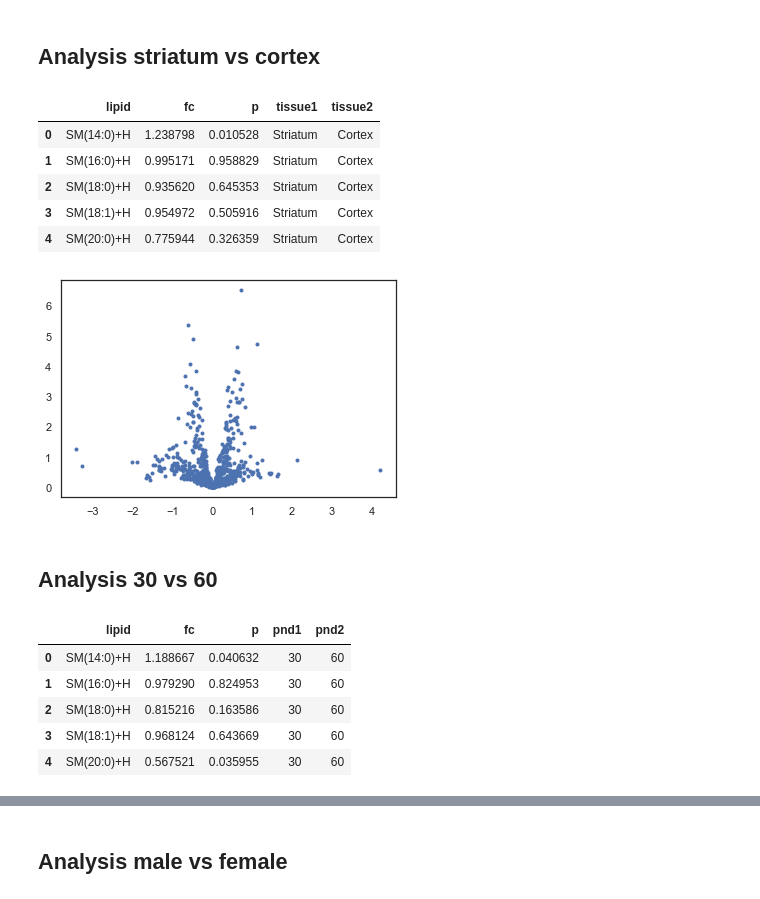
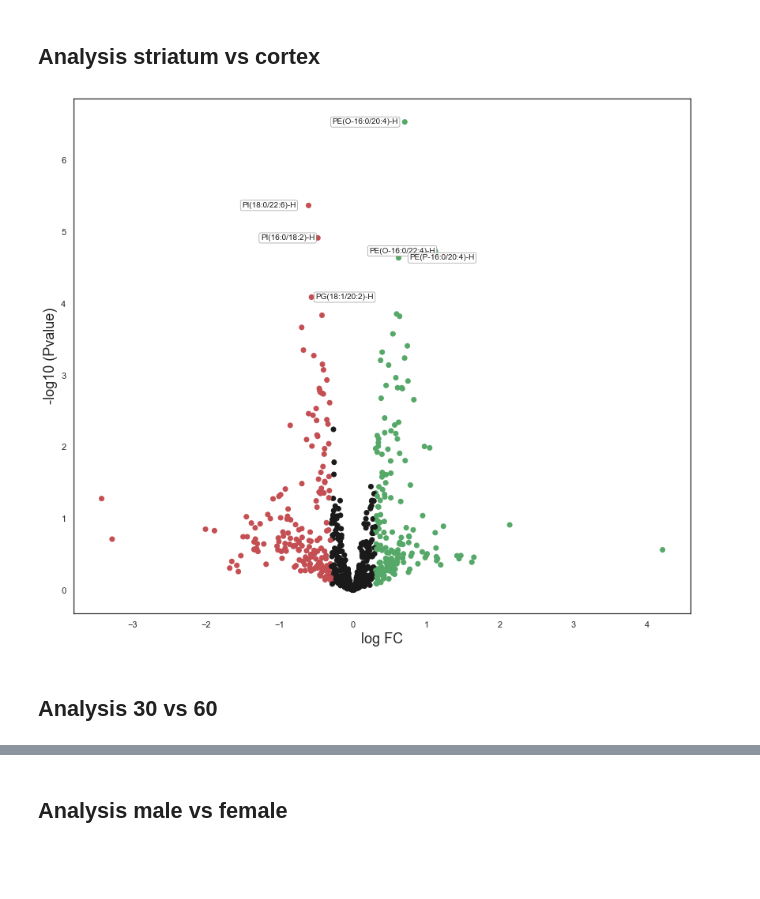
Before and after one commit to Ivan2nn/lipids, a Jupyter notebook: analysis-normalized-area.ipynb, the cells around one changed output, grey strips where cells are left out. Saved outputs shown, nothing was run; the diff lists cells and outputs as text; code cells hidden in the pictures; blank space fills up the shorter version.

```diff
--- a/analysis-normalized-area.ipynb
+++ b/analysis-normalized-area.ipynb
@@ -446,19 +479,12 @@ for l in lipids_list:
 colnames = ['lipid', 'fc', 'p', factor+'1', factor+'2']
 results_all = pd.DataFrame(data=results_all, columns= colnames)
 results_all.head()
+
+results_all.to_csv('tissue_treatment.csv')
-# %% [output]
-|  | lipid | fc | p | tissue1 | tissue2 |
-| 0 | SM(14:0)+H | 1.238798 | 0.010528 | Striatum | Cortex |
-| 1 | SM(16:0)+H | 0.995171 | 0.958829 | Striatum | Cortex |
-| 2 | SM(18:0)+H | 0.935620 | 0.645353 | Striatum | Cortex |
-| 3 | SM(18:1)+H | 0.954972 | 0.505916 | Striatum | Cortex |
-| 4 | SM(20:0)+H | 0.775944 | 0.326359 | Striatum | Cortex |
-# %%
-plt.figure()
-plt.plot(np.log2(results_all['fc']), -np.log10(results_all['p']), '.')
-plt.show()
-# %% [output]
-[figure, removed]
+# %%
+plot_volcano(results_all,fc_threshold=0.3, pvalue_threshold=4)
+# %% [output]
+[figure, added]
 # %% [markdown]
 ## Analysis 30 vs 60
 # %%
@@ -477,10 +503,5 @@ for l in lipids_list:
 colnames = ['lipid', 'fc', 'p', factor+'1', factor+'2']
 results_all = pd.DataFrame(data=results_all, columns= colnames)
 results_all.head()
+
+results_all.to_csv('pnd_treatment.csv')
-# %% [output]
-|  | lipid | fc | p | pnd1 | pnd2 |
-| 0 | SM(14:0)+H | 1.188667 | 0.040632 | 30 | 60 |
-| 1 | SM(16:0)+H | 0.979290 | 0.824953 | 30 | 60 |
-| 2 | SM(18:0)+H | 0.815216 | 0.163586 | 30 | 60 |
-| 3 | SM(18:1)+H | 0.968124 | 0.643669 | 30 | 60 |
-| 4 | SM(20:0)+H | 0.567521 | 0.035955 | 30 | 60 |
```
Also changed, not shown: parts of 13 cells of this notebook, 6 other files.
